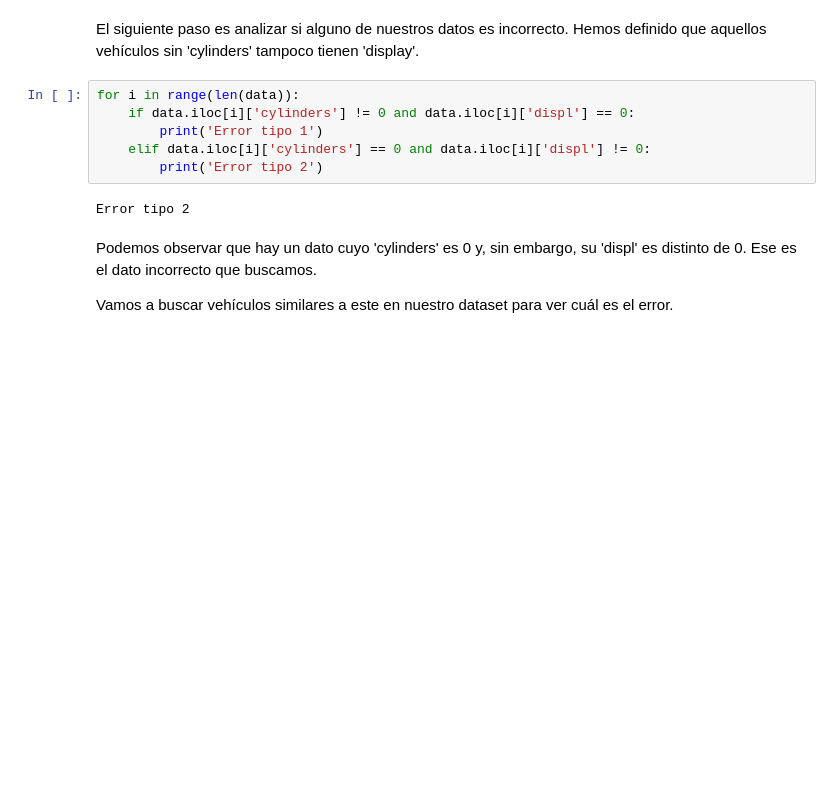
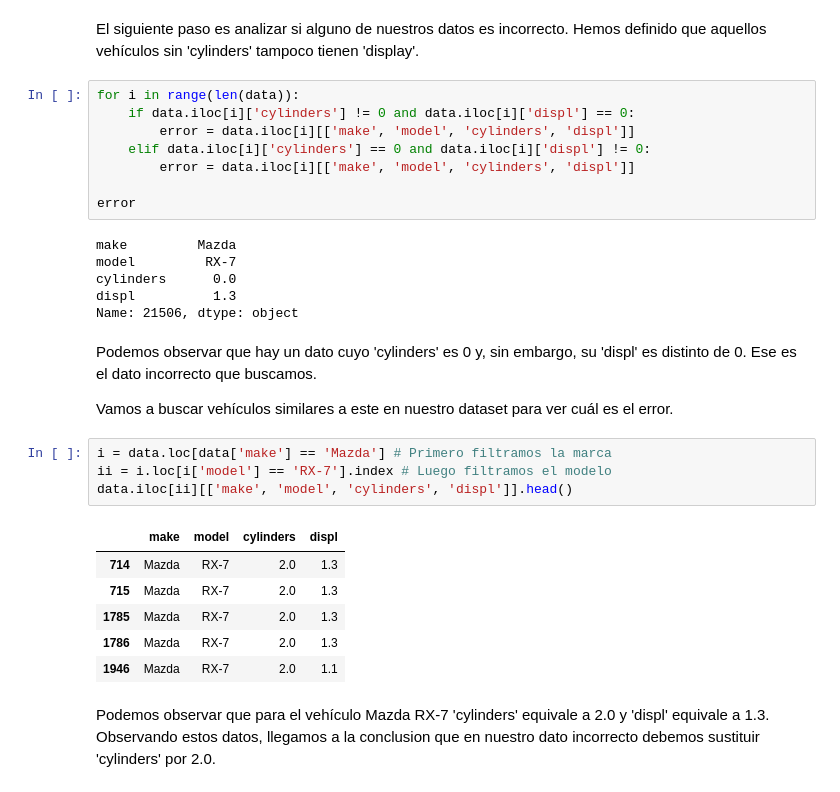
Before and after one commit to lauralardies/week3_d2, a Jupyter notebook: analitica.ipynb, the cells around one changed output. Saved outputs shown, nothing was run; the diff lists cells and outputs as text; blank space fills up the shorter version.

Commit message:
otro error

```diff
--- a/analitica.ipynb
+++ b/analitica.ipynb
@@ -171,12 +171,32 @@ Hemos definido que aquellos vehículos sin 'cylinders' tampoco tienen 'display'.
 # %%
 for i in range(len(data)):
     if data.iloc[i]['cylinders'] != 0 and data.iloc[i]['displ'] == 0:
-        print('Error tipo 1')
+        error = data.iloc[i][['make', 'model', 'cylinders', 'displ']]
     elif data.iloc[i]['cylinders'] == 0 and data.iloc[i]['displ'] != 0:
-        print('Error tipo 2')
+        error = data.iloc[i][['make', 'model', 'cylinders', 'displ']]
+
+error
 # %% [output]
-Error tipo 2
+make         Mazda
+model         RX-7
+cylinders      0.0
+displ          1.3
+Name: 21506, dtype: object
 # %% [markdown]
 Podemos observar que hay un dato cuyo 'cylinders' es 0 y, sin embargo, su 'displ' es distinto de 0. Ese es el dato incorrecto que buscamos.
 
 Vamos a buscar vehículos similares a este en nuestro dataset para ver cuál es el error.
+# %%
+i = data.loc[data['make'] == 'Mazda'] # Primero filtramos la marca
+ii = i.loc[i['model'] == 'RX-7'].index # Luego filtramos el modelo
+data.iloc[ii][['make', 'model', 'cylinders', 'displ']].head()
+# %% [output]
+|  | make | model | cylinders | displ |
+| 714 | Mazda | RX-7 | 2.0 | 1.3 |
+| 715 | Mazda | RX-7 | 2.0 | 1.3 |
+| 1785 | Mazda | RX-7 | 2.0 | 1.3 |
+| 1786 | Mazda | RX-7 | 2.0 | 1.3 |
+| 1946 | Mazda | RX-7 | 2.0 | 1.1 |
+# %% [markdown]
+Podemos observar que para el vehículo Mazda RX-7 'cylinders' equivale a 2.0 y 'displ' equivale a 1.3.
+Observando estos datos, llegamos a la conclusion que en nuestro dato incorrecto debemos sustituir 'cylinders' por 2.0.
```
Also changed, not shown: parts of 1 cell of this notebook.
